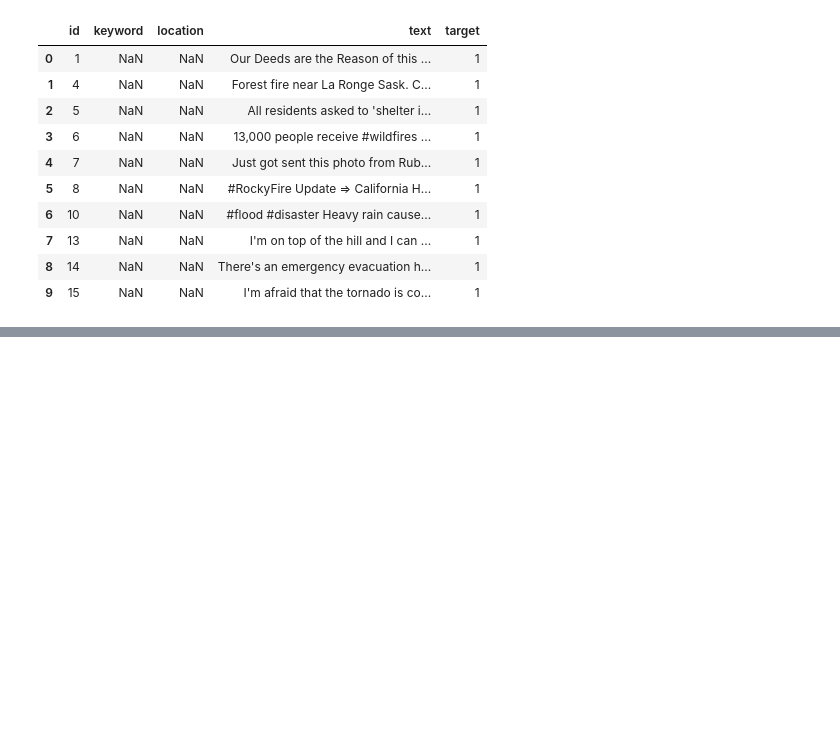
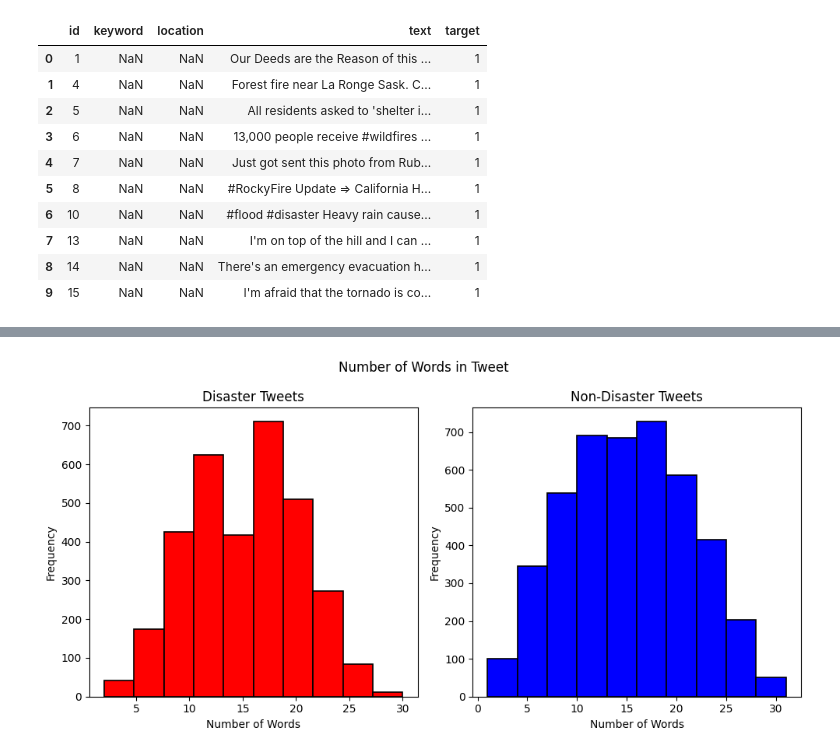
Before and after one commit to yjoechuen/disaster-tweets, a Jupyter notebook: data_analysis.ipynb, the cells around one changed output, grey strips where cells are left out. Cells and saved outputs as stored; diff of their text form; code cells hidden in the pictures; blank space fills up the shorter version.

```diff
--- a/data_analysis.ipynb
+++ b/data_analysis.ipynb
@@ -45,0 +86,26 @@ train.head(10)
+# %%
+fig, (ax1, ax2) = plt.subplots(1, 2, figsize=(10, 5))
+
+# Function to count words in a string
+def word_count(text):
+    return len(text.split())
+
+# Disaster Tweets
+word_len_dis = train[train['target'] == 1]['text'].apply(word_count)
+ax1.hist(word_len_dis, color='red', edgecolor='black', linewidth=1.2)
+ax1.set_title('Disaster Tweets')
+ax1.set_xlabel('Number of Words')
+ax1.set_ylabel('Frequency')
+
+# Non-Disaster Tweets
+word_len_ndis = train[train['target'] == 0]['text'].apply(word_count)
+ax2.hist(word_len_ndis, color='blue', edgecolor='black', linewidth=1.2)
+ax2.set_title('Non-Disaster Tweets')
+ax2.set_xlabel('Number of Words')
+ax2.set_ylabel('Frequency')
+
+plt.suptitle("Number of Words in Tweet")
+plt.tight_layout()
+plt.show()
+# %% [output]
+[figure, added]
```
Also changed, not shown: parts of 5 cells of this notebook.
